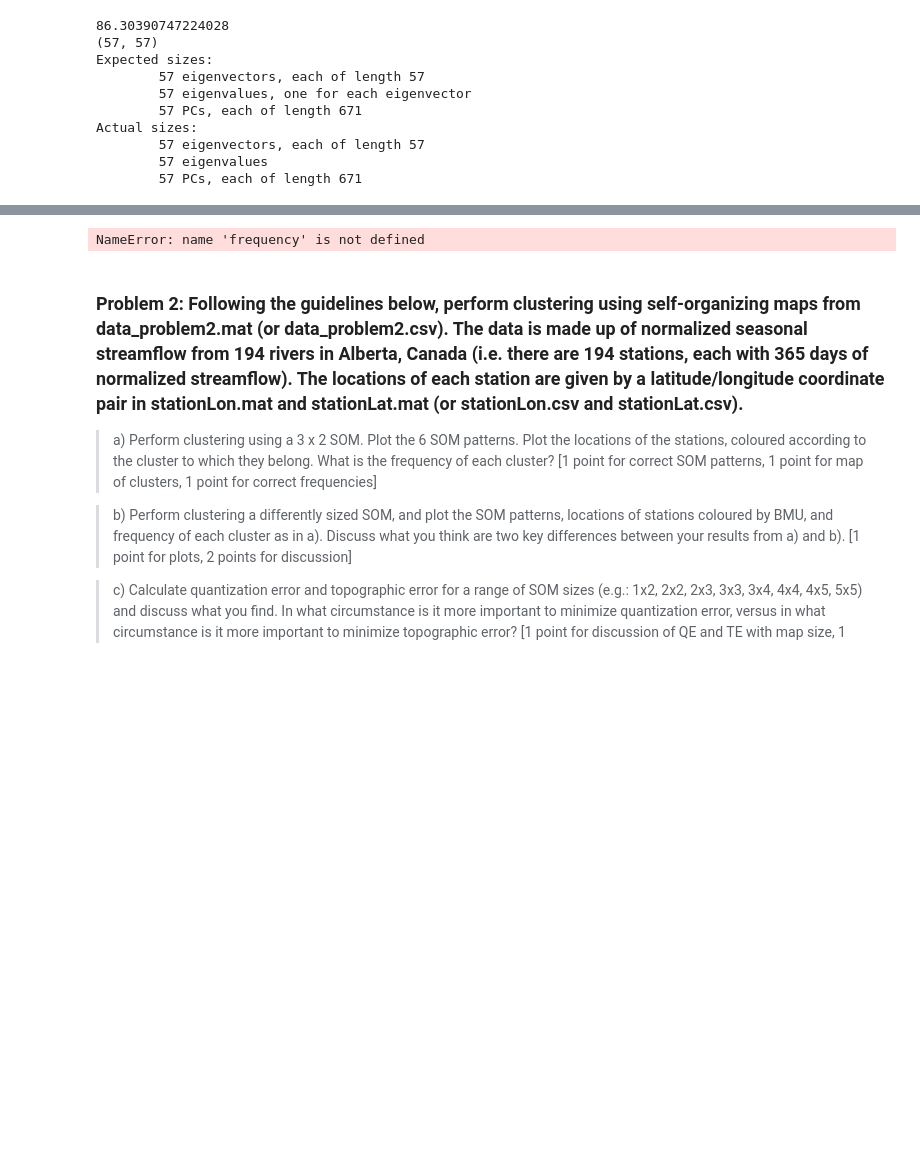
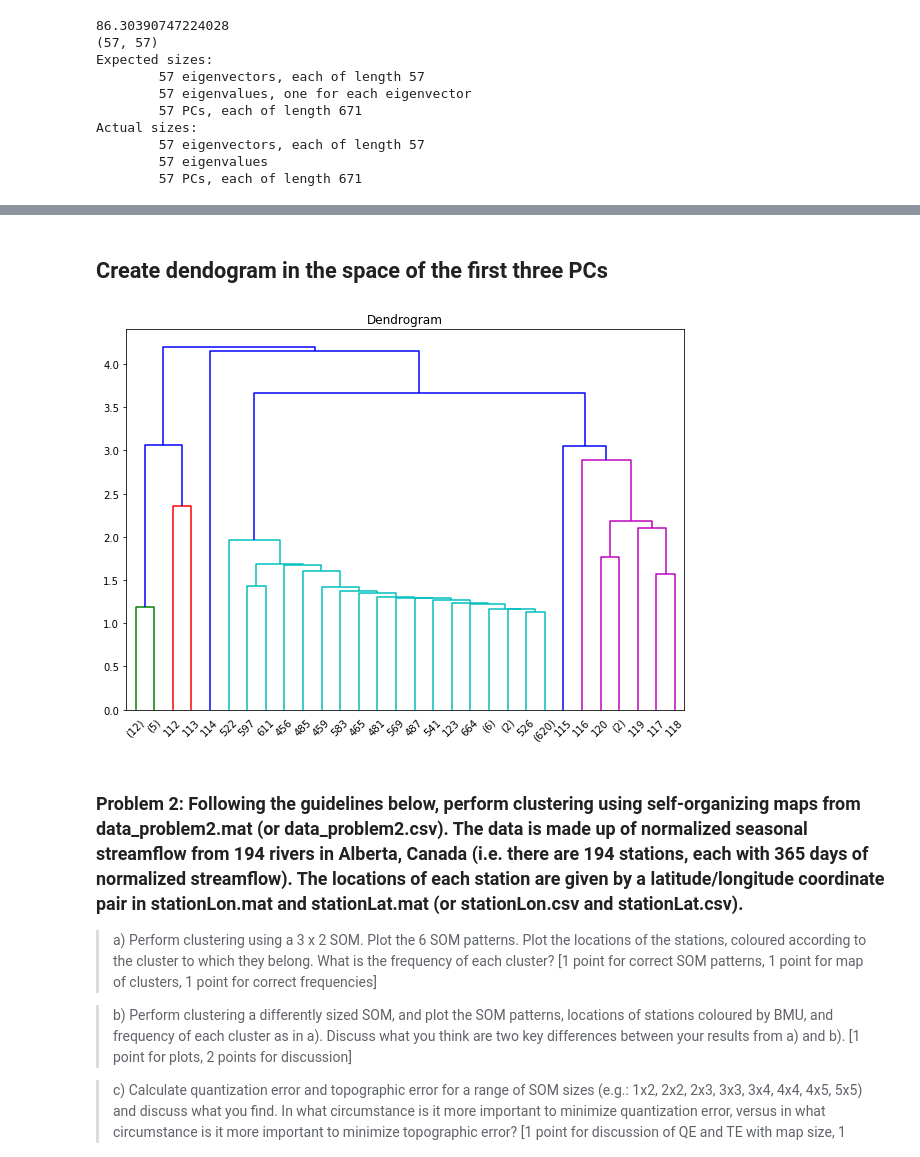
Before and after one commit to Pearl-Ayem/Geoscientific-Data-Science-and-Empirical-Modeling, a Jupyter notebook: Assignment_3/PCA and Clustering.ipynb, the cells around one changed output, grey strips where cells are left out. Saved outputs shown, nothing was run; the diff lists cells and outputs as text; code cells hidden in the pictures; blank space fills up the shorter version.

Commit message:
Dendogram created

```diff
--- a/Assignment_3/PCA and Clustering.ipynb
+++ b/Assignment_3/PCA and Clustering.ipynb
@@ -60,18 +116,21 @@ Actual sizes:
+# %% [markdown]
+## Create dendogram in the space of the first three PCs
 # %%
-# data = np.copy(data_norm)
-# linked = linkage(data,'single')
-# labelList = range(1, len(frequency))
 
-# plt.figure(figsize=(10, 7))
-# dendrogram(linked,
-#            orientation='top',
-#            distance_sort='descending',
-#            truncate_mode='lastp',
-#            p=30)
-# plt.title('Dendrogram')
-# plt.show()
+
+data = PCs[:,:3]
+linked = linkage(data)
+
+plt.figure(figsize=(10, 7))
+dendrogram(linked,
+           orientation='top',
+           distance_sort='descending',
+           truncate_mode='lastp',
+           p=30)
+plt.title('Dendrogram')
+plt.show()
 # %% [output]
-NameError: name 'frequency' is not defined
+[figure, added]
 # %% [markdown]
 ### Problem 2: Following the guidelines below, perform clustering using self-organizing maps from data_problem2.mat (or data_problem2.csv).  The data is made up of normalized seasonal streamflow from 194 rivers in Alberta, Canada (i.e. there are 194 stations, each with 365 days of normalized streamflow).  The locations of each station are given by a latitude/longitude coordinate pair in stationLon.mat and stationLat.mat (or stationLon.csv and stationLat.csv).
 
```
Also changed, not shown: parts of 7 cells of this notebook.
